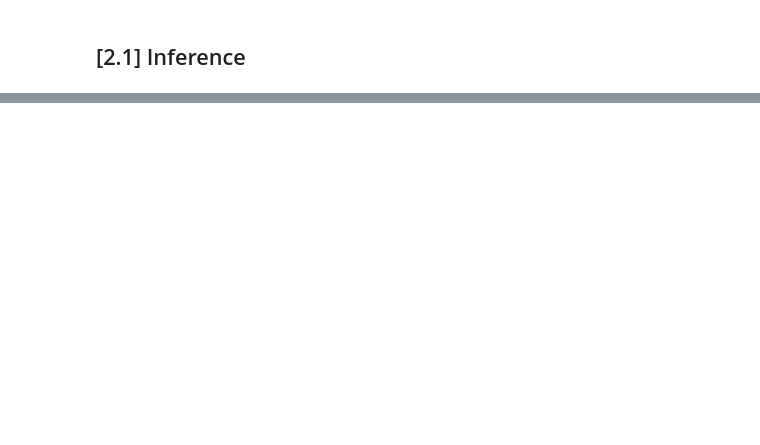
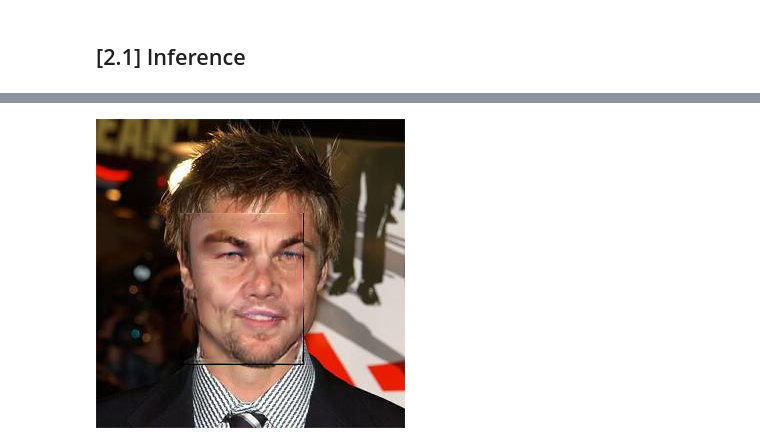
Before and after one commit to brain-facens/FaceSwap, a Jupyter notebook: lib/notebook/face_recognition.ipynb, the cells around one changed output, grey strips where cells are left out. Drawn from its saved outputs; the diff is of its cells as text; code cells hidden in the pictures; blank space fills up the shorter version.

```diff
--- a/lib/notebook/face_recognition.ipynb
+++ b/lib/notebook/face_recognition.ipynb
@@ -81,0 +97,4 @@ swap = face_swap(src=curr_img_1, tgt=curr_img_2, face_box=box)
+# %%
+swap
+# %% [output]
+[figure, added]
```
Also changed, not shown: parts of 7 cells of this notebook, 1 other file.
